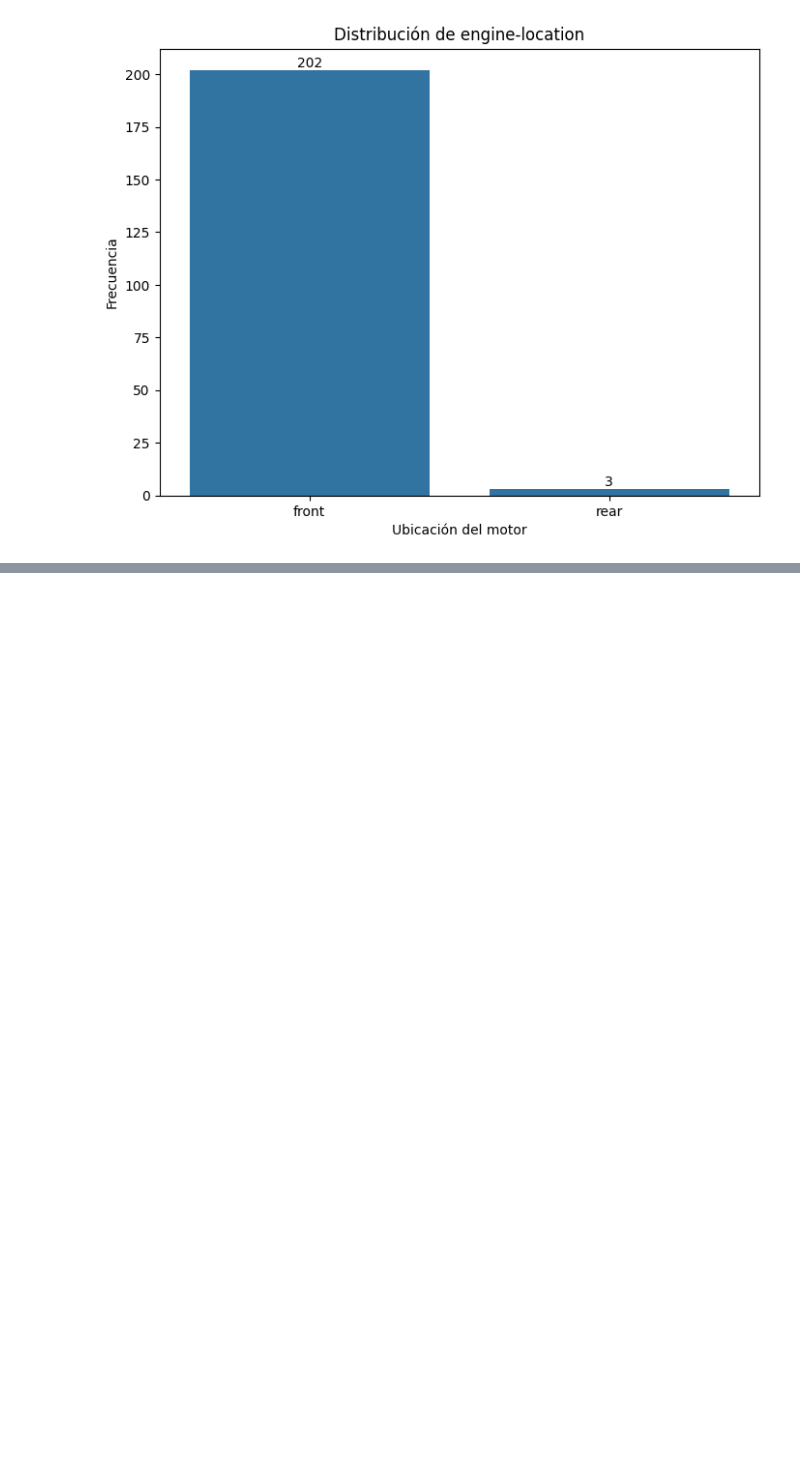
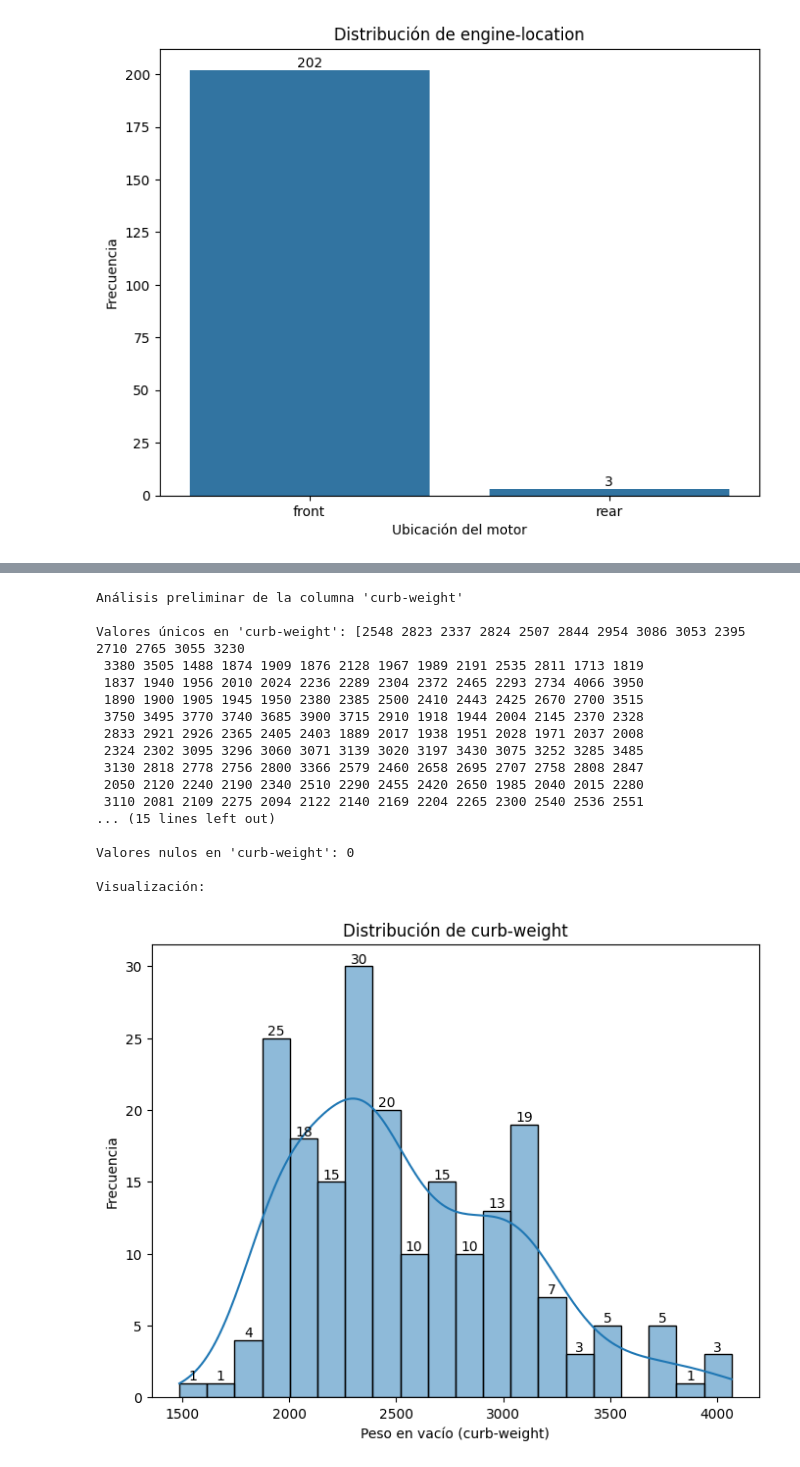
Before and after one commit to MiguelRoLopz/TestsDataScience, a Jupyter notebook: MRL-TestDataScience-1/EDA.ipynb, the cells around one changed output, grey strips where cells are left out. Drawn from its saved outputs; the diff is of its cells as text; code cells hidden in the pictures; blank space fills up the shorter version.

```diff
--- a/MRL-TestDataScience-1/EDA.ipynb
+++ b/MRL-TestDataScience-1/EDA.ipynb
@@ -752,0 +691,47 @@ assert df.shape[1] == len(column_names), "El número de columnas no coincide con
+# %%
+print("Análisis preliminar de la columna 'curb-weight'\n")
+
+# Verificamos valores únicos
+print(f"Valores únicos en 'curb-weight': {df['curb-weight'].unique()}\n")
+
+# Estadísticas descriptivas
+print("Estadísticas descriptivas de la columna 'curb-weight':\n")
+print(df['curb-weight'].describe())
+
+# Verificamos valores nulos
+null_values_curb_weight = df['curb-weight'].isnull().sum()
+print(f"\nValores nulos en 'curb-weight': {null_values_curb_weight}\n")
+
+# Visualizamos la distribución con un histograma
+plt.figure(figsize=(8, 6))
+ax = sns.histplot(df['curb-weight'], bins=20, kde=True)
+plt.title('Distribución de curb-weight')
+plt.xlabel('Peso en vacío (curb-weight)')
+plt.ylabel('Frecuencia')
+
+for p in ax.patches:
+    if p.get_height() > 0:
+        ax.annotate(f'{int(p.get_height())}', (p.get_x() + p.get_width() / 2, p.get_height()),
+                    ha='center', va='bottom')
+
+print(f"Visualización:")
+plt.show()
+# %% [output]
+Análisis preliminar de la columna 'curb-weight'
+
+Valores únicos en 'curb-weight': [2548 2823 2337 2824 2507 2844 2954 3086 3053 2395 2710 2765 3055 3230
+ 3380 3505 1488 1874 1909 1876 2128 1967 1989 2191 2535 2811 1713 1819
+ 1837 1940 1956 2010 2024 2236 2289 2304 2372 2465 2293 2734 4066 3950
+ 1890 1900 1905 1945 1950 2380 2385 2500 2410 2443 2425 2670 2700 3515
+ 3750 3495 3770 3740 3685 3900 3715 2910 1918 1944 2004 2145 2370 2328
+ 2833 2921 2926 2365 2405 2403 1889 2017 1938 1951 2028 1971 2037 2008
+ 2324 2302 3095 3296 3060 3071 3139 3020 3197 3430 3075 3252 3285 3485
+ 3130 2818 2778 2756 2800 3366 2579 2460 2658 2695 2707 2758 2808 2847
+ 2050 2120 2240 2190 2340 2510 2290 2455 2420 2650 1985 2040 2015 2280
+ 3110 2081 2109 2275 2094 2122 2140 2169 2204 2265 2300 2540 2536 2551
+... (15 lines left out)
+
+Valores nulos en 'curb-weight': 0
+
+Visualización:
+[figure, added]
```
Also changed, not shown: parts of 55 cells of this notebook, 2 other files.
